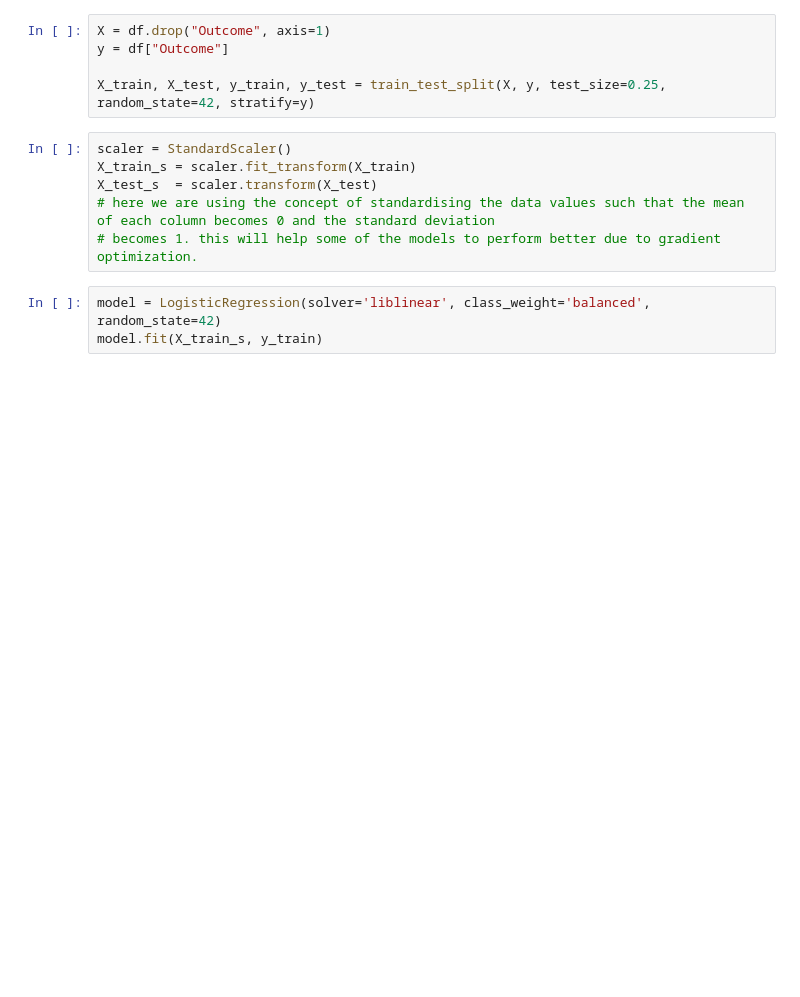
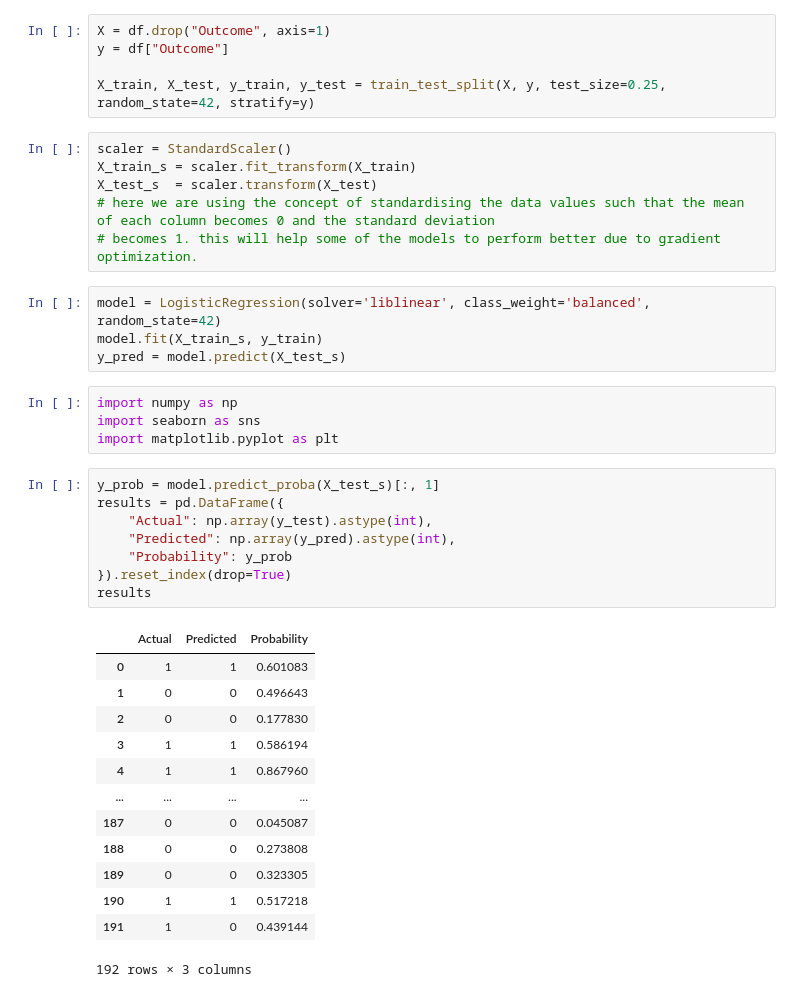
Before and after one commit to SRDxRestricted/Diabities_ML, a Jupyter notebook: Diabities_ML.ipynb, the cells around one changed output. Cells and saved outputs as stored; diff of their text form; blank space fills up the shorter version.

```diff
--- a/Diabities_ML.ipynb
+++ b/Diabities_ML.ipynb
@@ -33,3 +33,30 @@ X_test_s  = scaler.transform(X_test)
 # %%
 model = LogisticRegression(solver='liblinear', class_weight='balanced', random_state=42)
 model.fit(X_train_s, y_train)
+y_pred = model.predict(X_test_s)
+# %%
+import numpy as np
+import seaborn as sns
+import matplotlib.pyplot as plt
+# %%
+y_prob = model.predict_proba(X_test_s)[:, 1]
+results = pd.DataFrame({
+    "Actual": np.array(y_test).astype(int),
+    "Predicted": np.array(y_pred).astype(int),
+    "Probability": y_prob
+}).reset_index(drop=True)
+results
+# %% [output]
+|  | Actual | Predicted | Probability |
+| 0 | 1 | 1 | 0.601083 |
+| 1 | 0 | 0 | 0.496643 |
+| 2 | 0 | 0 | 0.177830 |
+| 3 | 1 | 1 | 0.586194 |
+| 4 | 1 | 1 | 0.867960 |
+| ... | ... | ... | ... |
+| 187 | 0 | 0 | 0.045087 |
+| 188 | 0 | 0 | 0.273808 |
+| 189 | 0 | 0 | 0.323305 |
+| 190 | 1 | 1 | 0.517218 |
+| 191 | 1 | 0 | 0.439144 |
+192 rows × 3 columns
```
Also changed, not shown: parts of 1 cell of this notebook.
